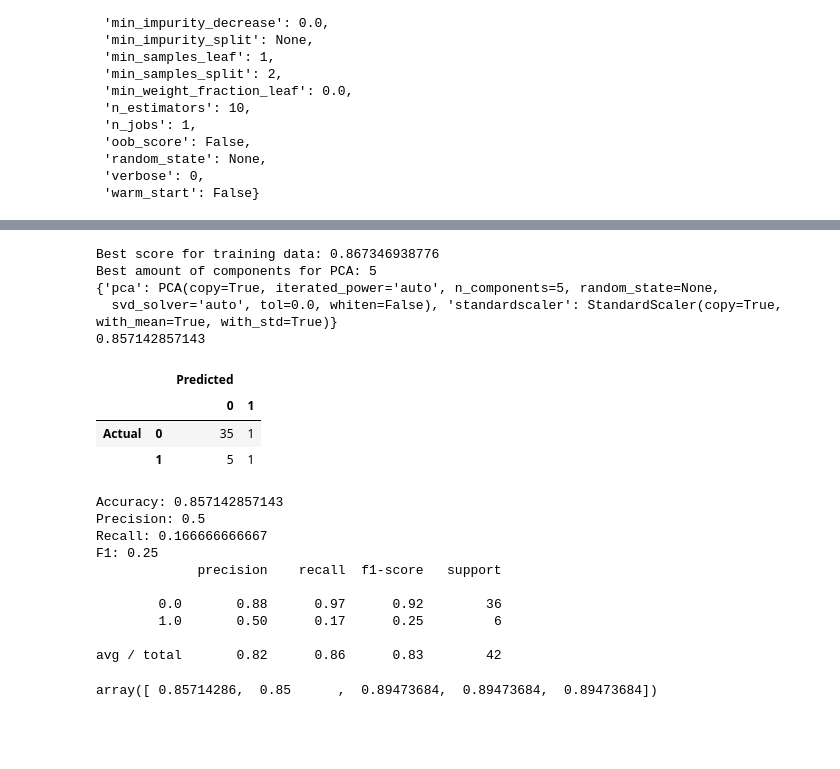
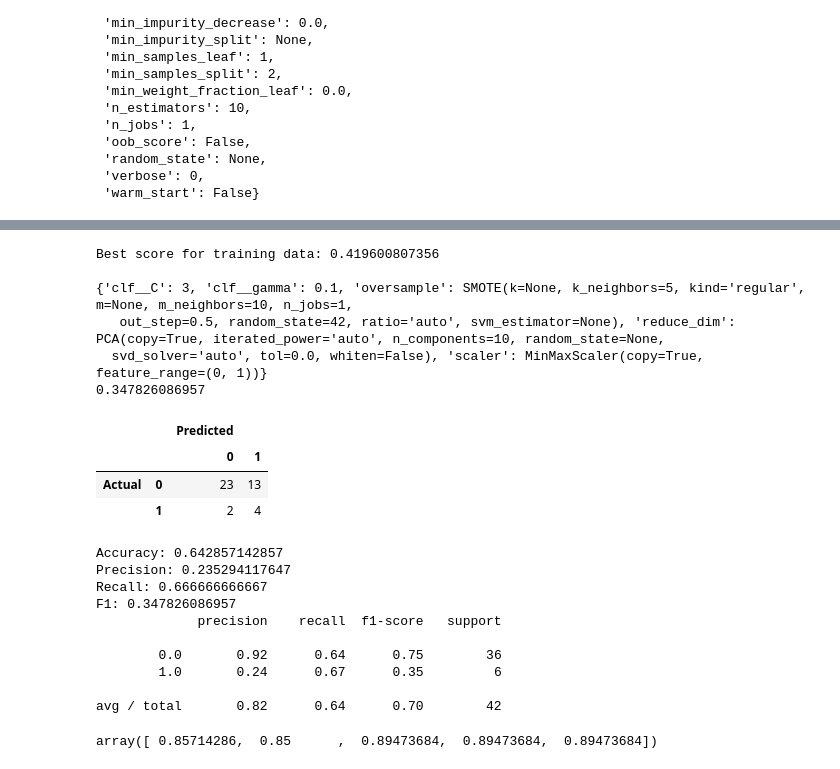
Before and after one commit to gisledb/udacity_nanodegree, a Jupyter notebook: p5_machine_learning/course_files/ud120-projects-master/final_project/poi_id.ipynb, the cells around one changed output, grey strips where cells are left out. Saved outputs shown, nothing was run; the diff lists cells and outputs as text; code cells hidden in the pictures; blank space fills up the shorter version.

```diff
--- a/p5_machine_learning/course_files/ud120-projects-master/final_project/poi_id.ipynb
+++ b/p5_machine_learning/course_files/ud120-projects-master/final_project/poi_id.ipynb
@@ -1043 +1255,8 @@ avg / total       0.73      0.81      0.77        42
+# %%
+svc_rbf_pipeline = Pipeline(steps=[
+    ('oversample', SMOTE(random_state=42)),
+    ('scaler', StandardScaler()),
+    ('reduce_dim', PCA()),
+    ('clf', SVC(kernel='rbf'))
+])
 # %%
@@ -1107,0 +1279,18 @@ TypeError: 'PCA' object is not subscriptable
+# %%
+svc_rbf_param_grid = [
+    {'oversample': [None, SMOTE(random_state=42)],
+     'scaler': [None, StandardScaler(), MinMaxScaler()],
+     'reduce_dim': [None, PCA(5), PCA(10)],
+     'clf__C': [1,2,3,4,5,10,100,1000],
+     'clf__gamma': [0.1,0.5,1,10,100,1000]
+    }
+]
+# %%
+import warnings
+warnings.filterwarnings('ignore')
+
+svc_rbf_grid_search = GridSearchCV(estimator=svc_rbf_pipeline, param_grid=svc_rbf_param_grid, n_jobs=-1, scoring='f1')
+
+svc_rbf_grid_search.fit(features_train, labels_train)
+
+warnings.filterwarnings('default')
@@ -1108,46 +1309,38 @@ TypeError: 'PCA' object is not subscriptable
 # %%
-# View the accuracy score
-print('Best score for training data:', gs.best_score_)
+print('Best score for training data:', svc_rbf_grid_search.best_score_)
+print('')
 
-# View the best parameters for the model found using grid search
-print('Best amount of components for PCA:', gs.best_params_['pca'].get_params()['n_components'])
-# print('Best Kernel:',gs.best_estimator_.fit)
-# print('Best Gamma:',clf.best_estimator_.gamma)
+print(svc_rbf_grid_search.best_params_)
+print(svc_rbf_grid_search.score(features_test, labels_test))
 
-# Sanity check
-# Apply the classifier trained using data1 to data2, and view the accuracy score
-print(gs.best_params_)
-print(gs.score(features_test, labels_test))
-
-pred = gs.predict(features_test)
+pred = svc_rbf_grid_search.predict(features_test)
 
 
 display_confusion_matrix(labels_test, pred)
 print("Accuracy:", accuracy_score(labels_test, pred))
 print("Precision:", precision_score(labels_test, pred))
 print("Recall:", recall_score(labels_test, pred))
 print("F1:", f1_score(labels_test, pred))
 
 print(classification_report(labels_test, pred))
-# Train a new classifier using the best parameters found by the grid search
-# SVC(C=1, kernel='rbf', gamma=0.001).fit(features_train, labels_train).score(features_test, labels_test)
 # %% [output]
-Best score for training data: 0.867346938776
-Best amount of components for PCA: 5
-{'pca': PCA(copy=True, iterated_power='auto', n_components=5, random_state=None,
-  svd_solver='auto', tol=0.0, whiten=False), 'standardscaler': StandardScaler(copy=True, with_mean=True, with_std=True)}
-0.857142857143
+Best score for training data: 0.419600807356
+
+{'clf__C': 3, 'clf__gamma': 0.1, 'oversample': SMOTE(k=None, k_neighbors=5, kind='regular', m=None, m_neighbors=10, n_jobs=1,
+   out_step=0.5, random_state=42, ratio='auto', svm_estimator=None), 'reduce_dim': PCA(copy=True, iterated_power='auto', n_components=10, random_state=None,
+  svd_solver='auto', tol=0.0, whiten=False), 'scaler': MinMaxScaler(copy=True, feature_range=(0, 1))}
+0.347826086957
 |  |  | Predicted |  |
 |  |  | 0 | 1 |
-| Actual | 0 | 35 | 1 |
-|  | 1 | 5 | 1 |
+| Actual | 0 | 23 | 13 |
+|  | 1 | 2 | 4 |
-Accuracy: 0.857142857143
-Precision: 0.5
-Recall: 0.166666666667
-F1: 0.25
+Accuracy: 0.642857142857
+Precision: 0.235294117647
+Recall: 0.666666666667
+F1: 0.347826086957
              precision    recall  f1-score   support
 
-        0.0       0.88      0.97      0.92        36
-        1.0       0.50      0.17      0.25         6
+        0.0       0.92      0.64      0.75        36
+        1.0       0.24      0.67      0.35         6
 
-avg / total       0.82      0.86      0.83        42
+avg / total       0.82      0.64      0.70        42
```
Also changed, not shown: parts of 33 cells of this notebook.
